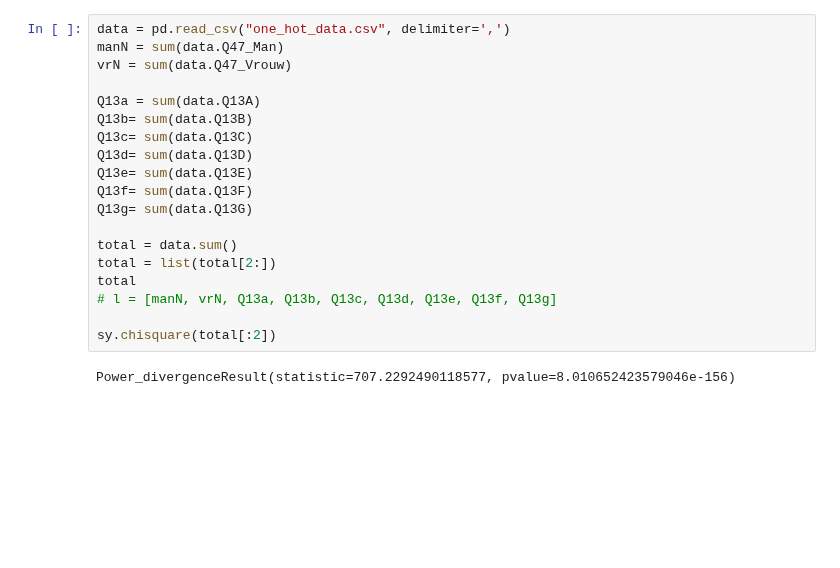
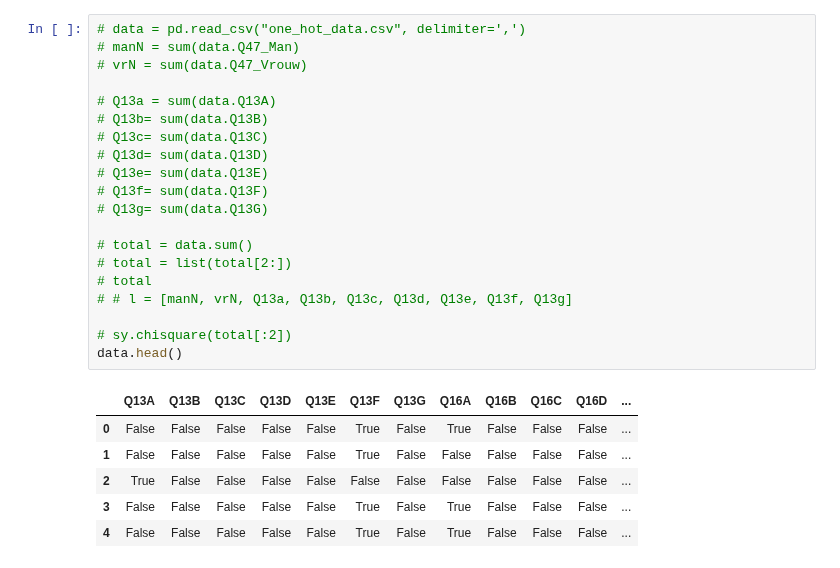
Before and after one commit to RoelvdBurght/Leren_Beslissen, a Jupyter notebook: Bart/feature_select.ipynb, the cells around one changed output. Cells and saved outputs as stored; diff of their text form; blank space fills up the shorter version.

```diff
--- a/Bart/feature_select.ipynb
+++ b/Bart/feature_select.ipynb
@@ -50,21 +93,27 @@ data.tail()
 # %%
-data = pd.read_csv("one_hot_data.csv", delimiter=',')
-manN = sum(data.Q47_Man)
-vrN = sum(data.Q47_Vrouw)
+# data = pd.read_csv("one_hot_data.csv", delimiter=',')
+# manN = sum(data.Q47_Man)
+# vrN = sum(data.Q47_Vrouw)
 
-Q13a = sum(data.Q13A)
-Q13b= sum(data.Q13B)
-Q13c= sum(data.Q13C)
-Q13d= sum(data.Q13D)
-Q13e= sum(data.Q13E)
-Q13f= sum(data.Q13F)
-Q13g= sum(data.Q13G)
+# Q13a = sum(data.Q13A)
+# Q13b= sum(data.Q13B)
+# Q13c= sum(data.Q13C)
+# Q13d= sum(data.Q13D)
+# Q13e= sum(data.Q13E)
+# Q13f= sum(data.Q13F)
+# Q13g= sum(data.Q13G)
 
-total = data.sum()
-total = list(total[2:])
-total
-# l = [manN, vrN, Q13a, Q13b, Q13c, Q13d, Q13e, Q13f, Q13g]
+# total = data.sum()
+# total = list(total[2:])
+# total
+# # l = [manN, vrN, Q13a, Q13b, Q13c, Q13d, Q13e, Q13f, Q13g]
 
-sy.chisquare(total[:2])
+# sy.chisquare(total[:2])
+data.head()
 # %% [output]
-Power_divergenceResult(statistic=707.2292490118577, pvalue=8.010652423579046e-156)
+|  | Q13A | Q13B | Q13C | Q13D | Q13E | Q13F | Q13G | Q16A | Q16B | Q16C | Q16D | ... |
+| 0 | False | False | False | False | False | True | False | True | False | False | False | ... |
+| 1 | False | False | False | False | False | True | False | False | False | False | False | ... |
+| 2 | True | False | False | False | False | False | False | False | False | False | False | ... |
+| 3 | False | False | False | False | False | True | False | True | False | False | False | ... |
+| 4 | False | False | False | False | False | True | False | True | False | False | False | ... |
```
Also changed, not shown: parts of 6 cells of this notebook, 3 other files.
